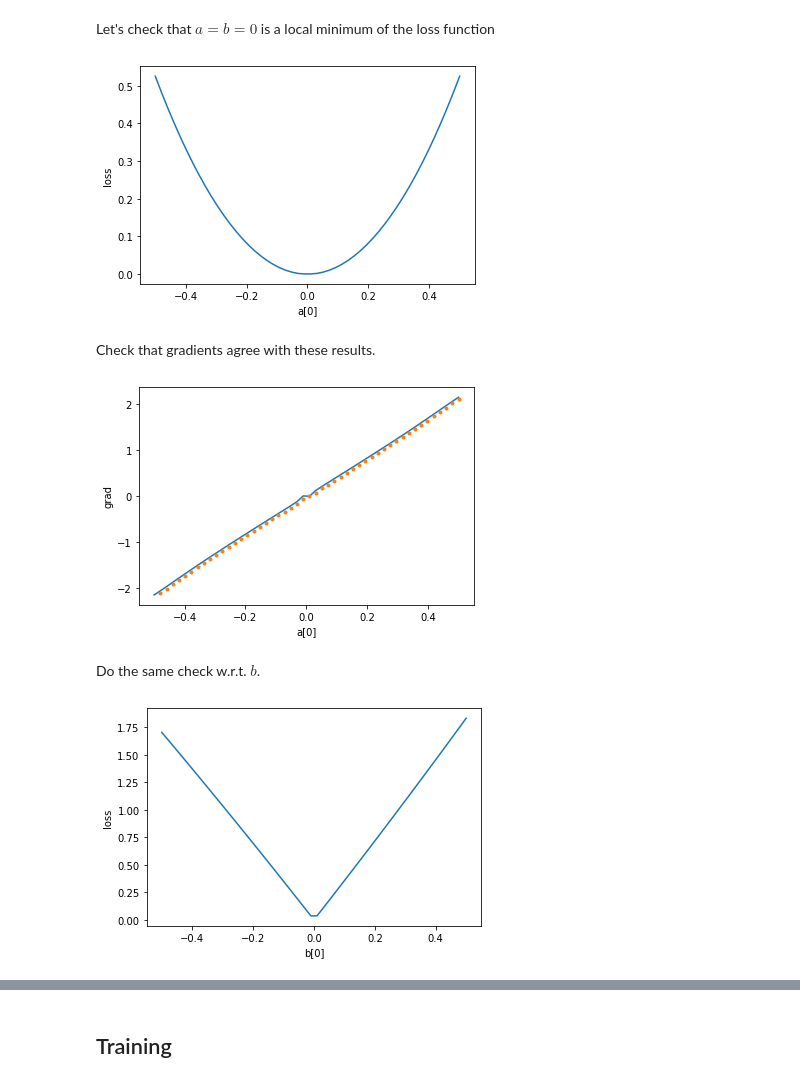
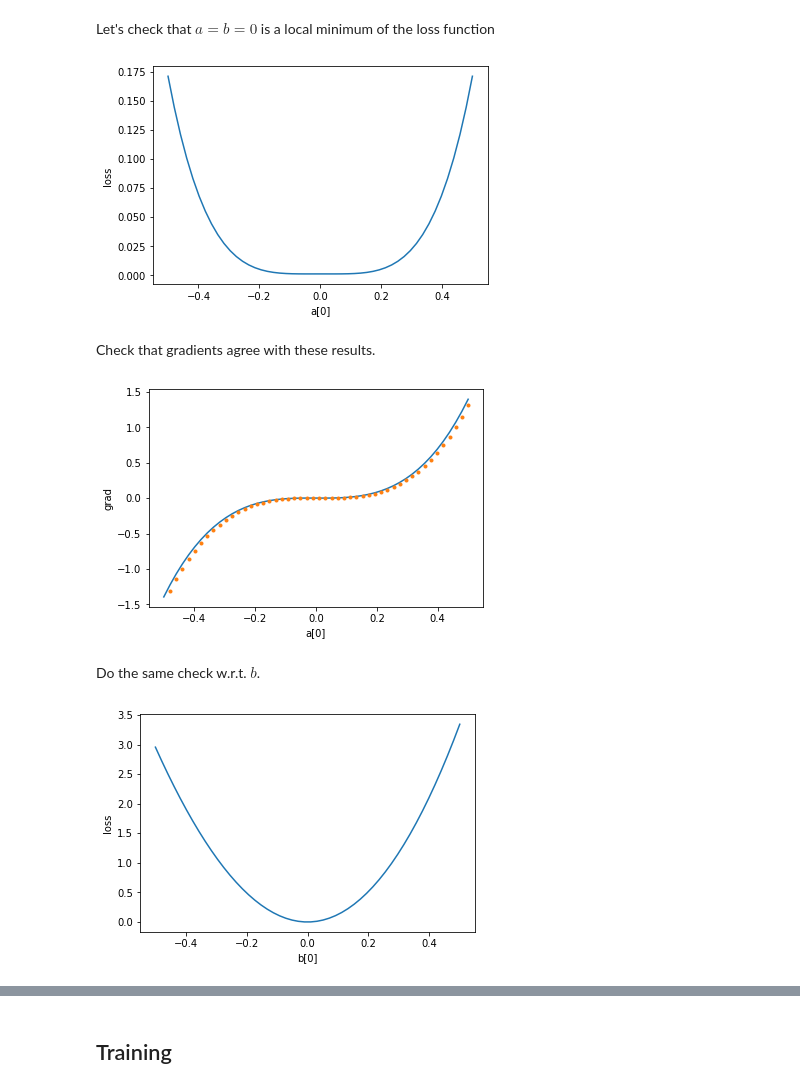
Before and after one commit to arpn/complex_wilson, a Jupyter notebook: test.ipynb, the cells around one changed output, grey strips where cells are left out. Cells and saved outputs as stored; diff of their text form; code cells hidden in the pictures.

```diff
--- a/test.ipynb
+++ b/test.ipynb
@@ -9,11 +10,12 @@ from dataset import AdSBHDataset
 from model import AdSBHNet
 from constants import dreal, dcomplex
 # %%
-dataset = AdSBHDataset(N=50, threshold=0.0)
-plt.plot(dataset.L.numpy(), dataset.V.real.numpy(), '.', label='Re')
-plt.plot(dataset.L.numpy(), dataset.V.imag.numpy(), '.', label='Im')
-plt.xlabel(f'$L$')
-plt.ylabel(f'$V$')
-plt.ylim(-3, 2)
-plt.legend();
+dataset = AdSBHDataset(N=50, threshold=0.0, coef=npr.uniform(0.5, 2))
+plt.errorbar(dataset.L.numpy(), dataset.V.real.numpy(), yerr=dataset.sigma.real.numpy(), label='Re', fmt='.')
+plt.errorbar(dataset.L.numpy(), dataset.V.imag.numpy(), yerr=dataset.sigma.imag.numpy(), label='Im', fmt='.')
+plt.xlabel(f'$T L$')
+plt.ylabel(f'$V/T$')
+plt.ylim(1.1*dataset.V.imag.min().item(), 1.1*dataset.V.real.max().item())
+plt.legend()
+print(f'coef = {dataset.coef}')
 # %% [output]
@@ -72,13 +77,14 @@ model = AdSBHNet(N=1)
 for aval in A:
     model.a = nn.Parameter(torch.tensor([aval], dtype=dreal))
     model.b = nn.Parameter(torch.tensor([0.0], dtype=dreal))
-    loss = torch.mean(norm(model(dataset.L) - dataset.V))
+    model.logcoef = nn.Parameter(torch.tensor(dataset.coef, dtype=dreal).log())
+    loss = (model(dataset.L) - dataset.V).abs().pow(2).mean()
     losses.append(loss.item())
 plt.plot(A, losses)
 plt.xlabel('a[0]')
 plt.ylabel('loss');
 # %% [output]
-[figure, old version]
+[figure, new version]
 # %% [markdown]
 Check that gradients agree with these results.
 # %%
@@ -87,8 +93,9 @@ model = AdSBHNet(N=1)
 for aval in A:
     model.a = nn.Parameter(torch.tensor([aval], dtype=dreal))
     model.b = nn.Parameter(torch.tensor([0.0], dtype=dreal))
+    model.logcoef = nn.Parameter(torch.tensor(dataset.coef, dtype=dreal).log())
     model.zero_grad()
-    loss = torch.mean(norm(model(dataset.L) - dataset.V))
+    loss = (model(dataset.L) - dataset.V).abs().pow(2).mean()
     loss.backward()
     grads.append(model.a.grad[0].item())
 plt.plot(A, grads)
@@ -96,23 +103,24 @@ plt.plot(A[1:], (np.array(losses[1:])-np.array(losses[:-1]))/(A[1]-A[0]), '.')
 plt.xlabel('a[0]')
 plt.ylabel('grad');
 # %% [output]
-[figure, old version]
+[figure, new version]
 # %% [markdown]
 Do the same check w.r.t. $b$.
 # %%
 B = np.linspace(-0.5, 0.5, 50)
 losses = []
 model = AdSBHNet(N=1)
 for bval in B:
     model.a = nn.Parameter(torch.tensor([0.0], dtype=dreal))
     model.b = nn.Parameter(torch.tensor([bval], dtype=dreal))
-    loss = torch.mean(norm(model(dataset.L) - dataset.V))
+    model.logcoef = nn.Parameter(torch.tensor(dataset.coef, dtype=dreal).log())
+    loss = (model(dataset.L) - dataset.V).abs().pow(2).mean()
     losses.append(loss.item())
 plt.plot(B, losses)
 plt.xlabel('b[0]')
 plt.ylabel('loss');
 # %% [output]
-[figure, old version]
+[figure, new version]
 # %%
 grads = []
 model = AdSBHNet(N=1)
```
Also changed, not shown: parts of 17 cells of this notebook, 24 other files.
